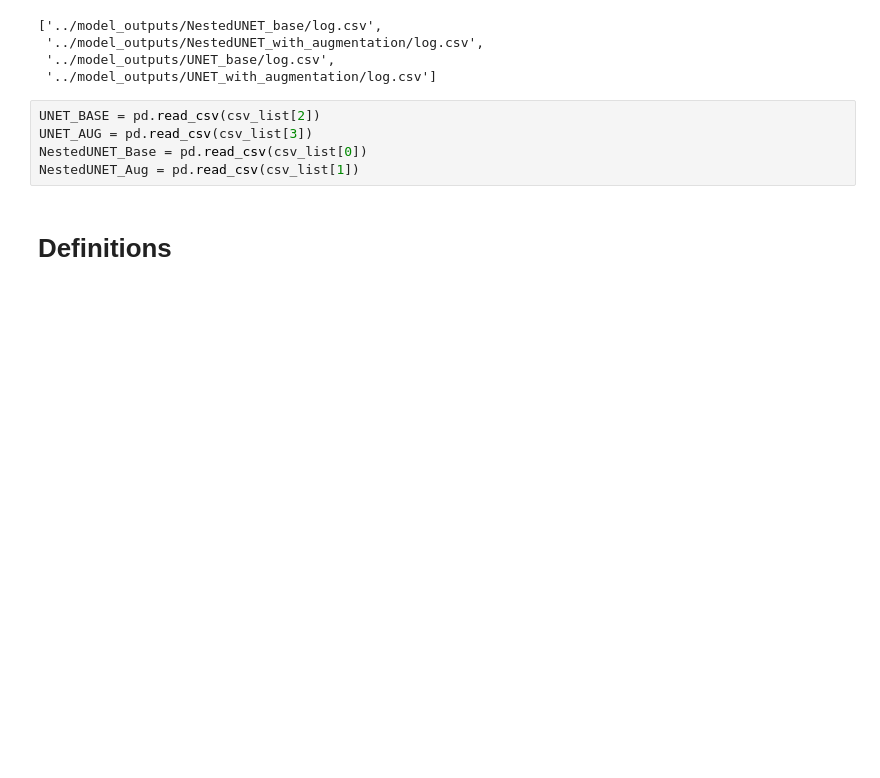
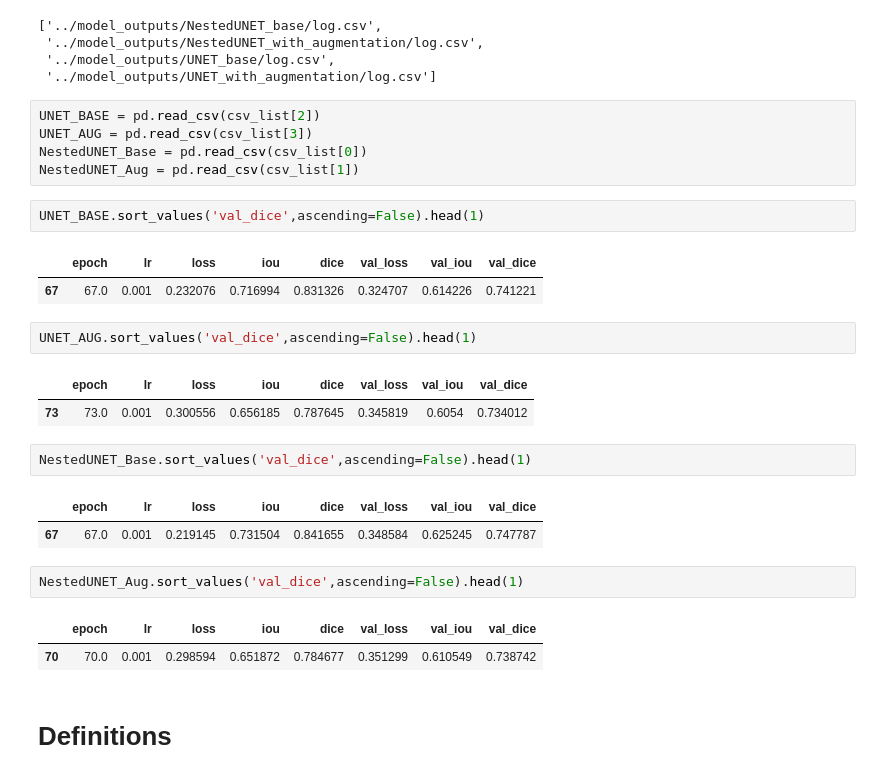
Before and after one commit to vinibfr/lung_seg, a Jupyter notebook: nodule_segmentation_v1/notebook/CheckResults.ipynb, the cells around one changed output. Cells and saved outputs as stored; diff of their text form; blank space fills up the shorter version.

```diff
--- a/nodule_segmentation_v1/notebook/CheckResults.ipynb
+++ b/nodule_segmentation_v1/notebook/CheckResults.ipynb
@@ -22,6 +22,26 @@ UNET_BASE = pd.read_csv(csv_list[2])
 UNET_AUG = pd.read_csv(csv_list[3])
 NestedUNET_Base = pd.read_csv(csv_list[0])
 NestedUNET_Aug = pd.read_csv(csv_list[1])
+# %%
+UNET_BASE.sort_values('val_dice',ascending=False).head(1)
+# %% [output]
+|  | epoch | lr | loss | iou | dice | val_loss | val_iou | val_dice |
+| 67 | 67.0 | 0.001 | 0.232076 | 0.716994 | 0.831326 | 0.324707 | 0.614226 | 0.741221 |
+# %%
+UNET_AUG.sort_values('val_dice',ascending=False).head(1)
+# %% [output]
+|  | epoch | lr | loss | iou | dice | val_loss | val_iou | val_dice |
+| 73 | 73.0 | 0.001 | 0.300556 | 0.656185 | 0.787645 | 0.345819 | 0.6054 | 0.734012 |
+# %%
+NestedUNET_Base.sort_values('val_dice',ascending=False).head(1)
+# %% [output]
+|  | epoch | lr | loss | iou | dice | val_loss | val_iou | val_dice |
+| 67 | 67.0 | 0.001 | 0.219145 | 0.731504 | 0.841655 | 0.348584 | 0.625245 | 0.747787 |
+# %%
+NestedUNET_Aug.sort_values('val_dice',ascending=False).head(1)
+# %% [output]
+|  | epoch | lr | loss | iou | dice | val_loss | val_iou | val_dice |
+| 70 | 70.0 | 0.001 | 0.298594 | 0.651872 | 0.784677 | 0.351299 | 0.610549 | 0.738742 |
 # %% [markdown]
 # Definitions
 # %%
```
